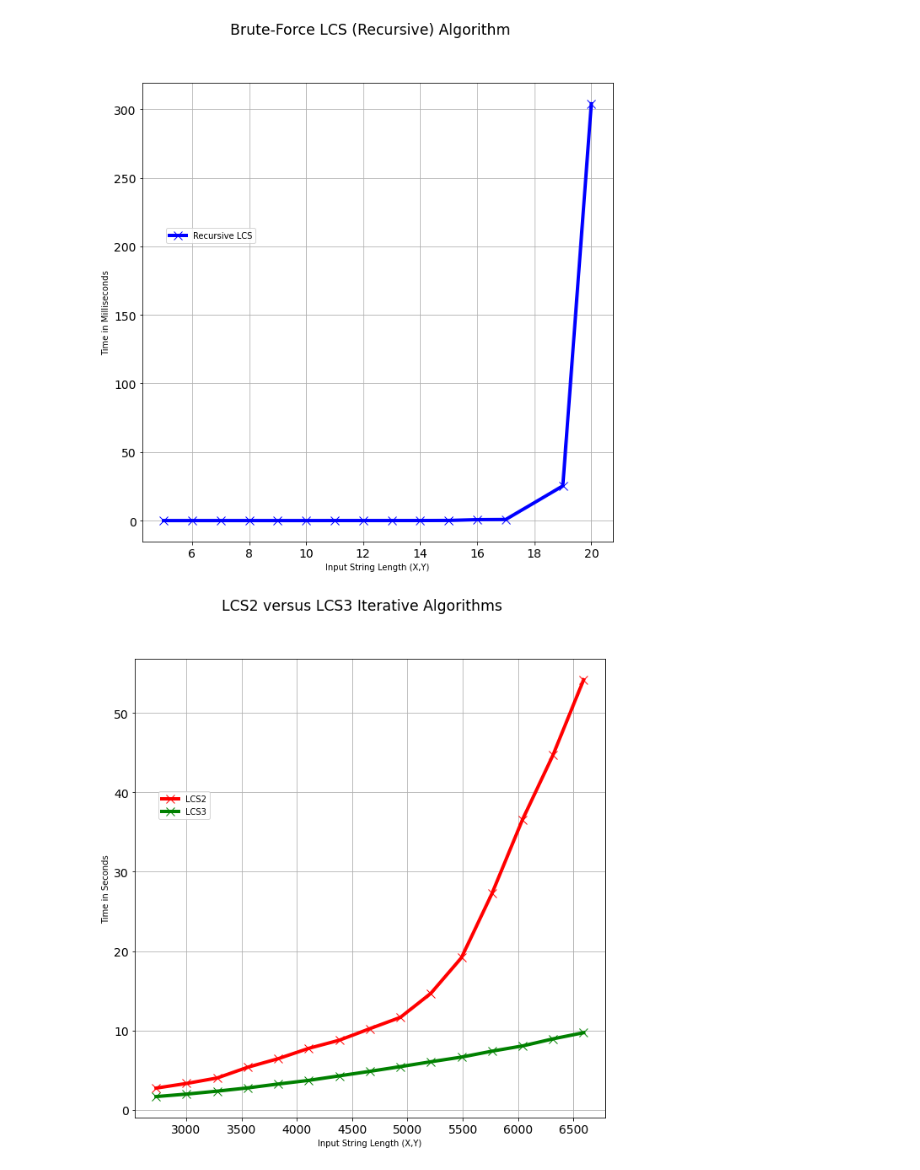
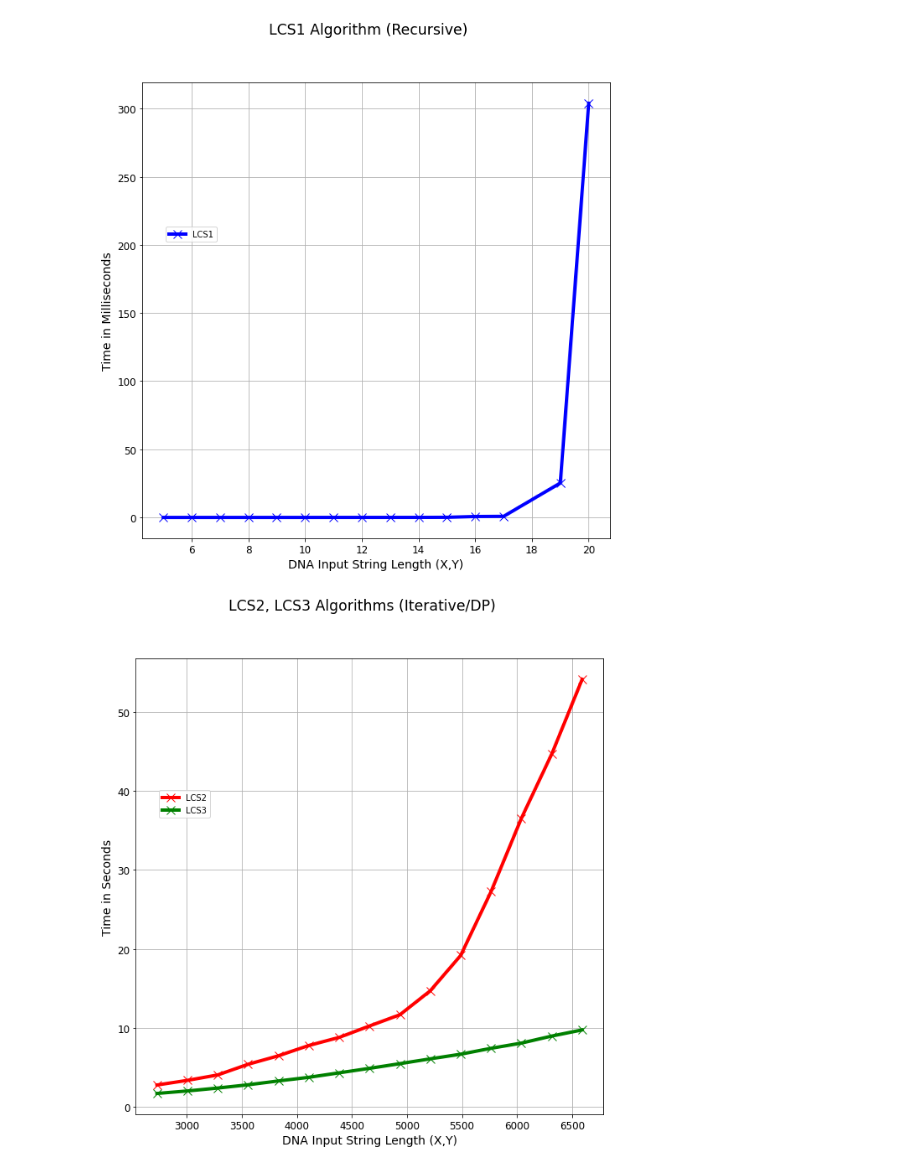
Before and after one commit to geraldmc/algo-bio, a Jupyter notebook: GMcC-PP03/analysis/perf_runner.ipynb, the cells around one changed output. Drawn from its saved outputs; the diff is of its cells as text; code cells hidden in the pictures.

```diff
--- a/GMcC-PP03/analysis/perf_runner.ipynb
+++ b/GMcC-PP03/analysis/perf_runner.ipynb
@@ -3,37 +3,30 @@
 # %%
 # -*- coding: utf-8 -*-
 
-from math import pow
 from math import log2
 from math import factorial
-
-N=[5, 6, 7, 8, 9, 10, 11, 12, 13, 14, 15, 16, 17, 19, 20]
-
-# benchmark data generation
-LCS1 = [0.000, 0.001, 0.002, 0.006, 0.004, 0.006, 0.023, 0.025, 0.027, 0.036, 0.106, 0.688, 0.806, 25.274, 303.868]
-yVals2 = [] # slightly less than cubic for O(n^2.8)
-
-# generate bench mark data for O(n^3), O(n^2.8)
-for i in [2,5,8,11,14,17,20,23,26,29,32,36]:
-    yVals1.append(pow(i, 3))
-    #yVals2.append(round(pow(i, 2.8), 2))
-
 # %matplotlib inline
 import matplotlib.pyplot as plt
+
+N=[5, 6, 7, 8, 9, 10, 11, 12, 13, 14, 15, 16, 17, 19, 20] # DNA string sizes
+
+# LCS1 is the brute-force recursive algorithm
+LCS1 = [0.000, 0.001, 0.002, 0.006, 0.004, 0.006, 0.023, 0.025, 0.027, 0.036, 0.106, 0.688, 0.806, 25.274, 303.868]
 
 # Brute vs. Strassen execution steps
 plt.rcParams['figure.figsize'] = [10,10]
 fig, (ax1) = plt.subplots(1, 1)
-fig.suptitle('Brute-Force LCS (Recursive) Algorithm', size="xx-large")
+fig.suptitle('LCS1 Algorithm (Recursive)', size="xx-large")
 
-ax1.plot(N, LCS1, "bx-", markersize=10, linewidth=4, label="Recursive LCS")
-#ax1.plot(15, yVals1, "gx-", markersize=5, linewidth=2, label="Benchmark O(n^3)")
+ax1.plot(N, LCS1, "bx-", markersize=10, linewidth=4, label="LCS1")
 ax1.grid(b=True, which='major', axis='both')
-ax1.set(xlabel = 'Input String Length (X,Y)', ylabel = 'Time in Milliseconds')
+ax1.set_xlabel('X axis', fontsize = 14)
+ax1.set_ylabel('Y axis', fontsize = 14)
+ax1.set(xlabel = 'DNA Input String Length (X,Y)', ylabel = 'Time in Milliseconds')
 ax1.legend(loc=(0.05,0.65), scatterpoints=1)
-ax1.tick_params(axis="both", which="major", labelsize=14)
+ax1.tick_params(axis="both", which="major", labelsize=12)
 # %% [output]
-[figure, old version]
+[figure, new version]
 # %%
 # -*- coding: utf-8 -*-
 
@@ -53,13 +46,15 @@ import matplotlib.pyplot as plt
 # Brute vs. Strassen execution steps
 plt.rcParams['figure.figsize'] = [10,10]
 fig, (ax1) = plt.subplots(1, 1)
-fig.suptitle('LCS2 versus LCS3 Iterative Algorithms', size="xx-large")
+fig.suptitle('LCS2, LCS3 Algorithms (Iterative/DP)', size="xx-large")
 
 ax1.plot(N, LCS2, "rx-", markersize=10, linewidth=4, label="LCS2")
 ax1.plot(N, LCS3, "gx-", markersize=10, linewidth=4, label="LCS3")
 ax1.grid(b=True, which='major', axis='both')
-ax1.set(xlabel = 'Input String Length (X,Y)', ylabel = 'Time in Seconds')
+ax1.set_xlabel('X axis', fontsize = 14)
+ax1.set_ylabel('Y axis', fontsize = 14)
+ax1.set(xlabel = 'DNA Input String Length (X,Y)', ylabel = 'Time in Seconds')
 ax1.legend(loc=(0.05,0.65), scatterpoints=1)
-ax1.tick_params(axis="both", which="major", labelsize=14)
+ax1.tick_params(axis="both", which="major", labelsize=12)
 # %% [output]
-[figure, old version]
+[figure, new version]
```
